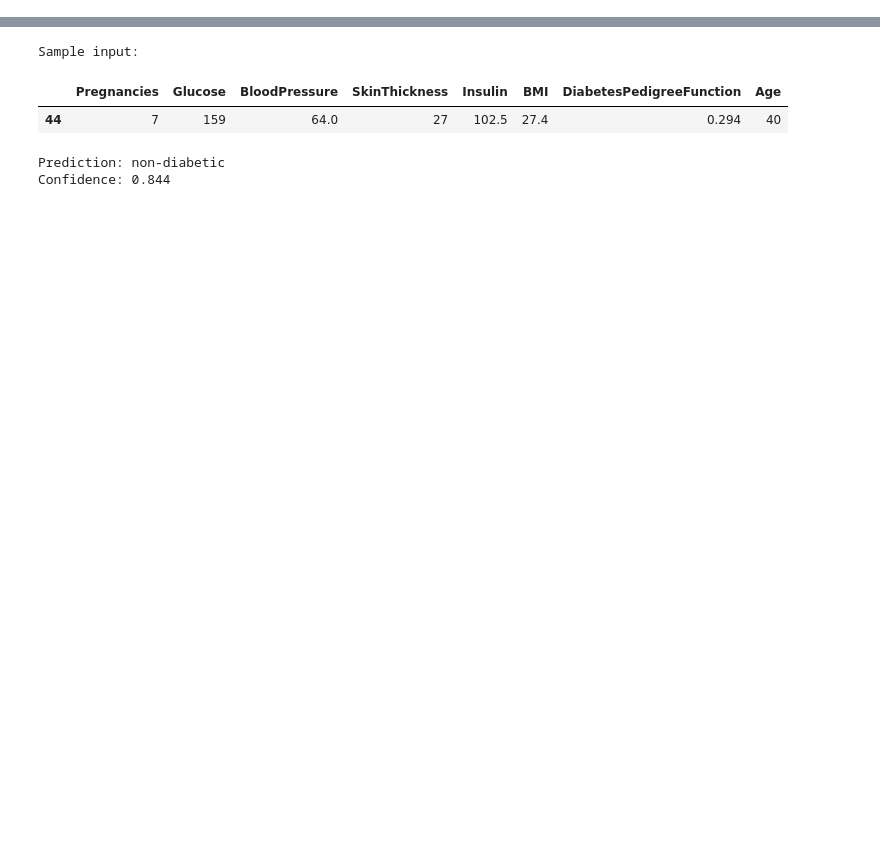
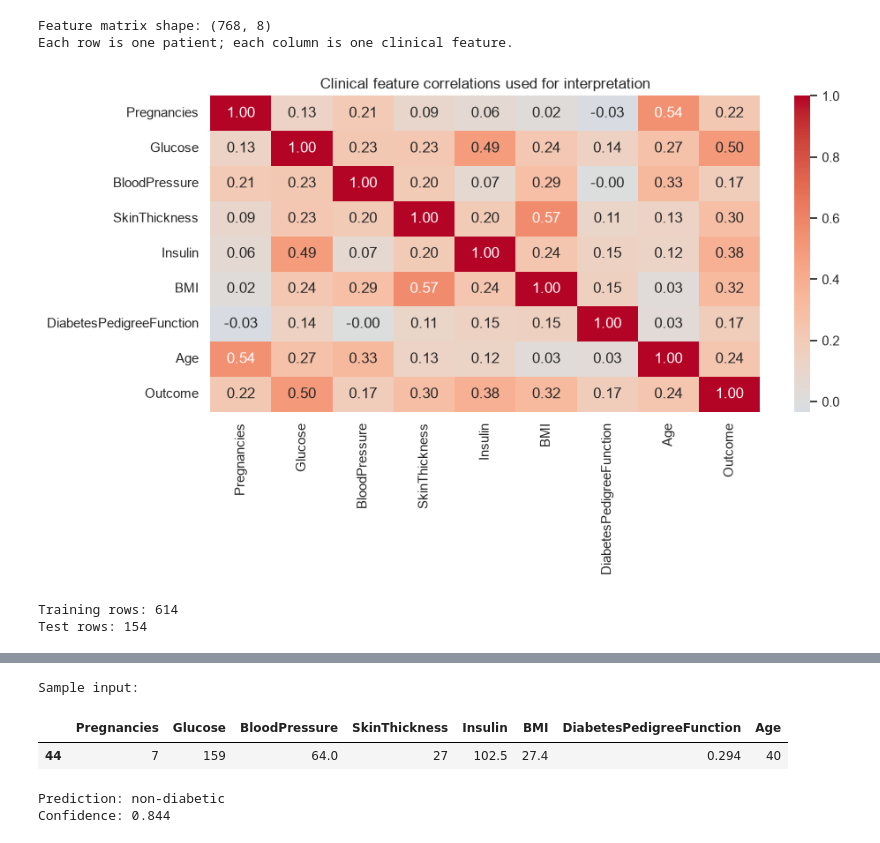
Before and after one commit to EspiMKpi/diabetes, a Jupyter notebook: diabetes_prediction.ipynb, the cells around one changed output, grey strips where cells are left out. Drawn from its saved outputs; the diff is of its cells as text; code cells hidden in the pictures; blank space fills up the shorter version.

```diff
--- a/diabetes_prediction.ipynb
+++ b/diabetes_prediction.ipynb
@@ -94,0 +105,32 @@ The diabetes dataset contains 768 observations and 8 input features. The target
+# %%
+diabetes_model = diabetes.drop_duplicates().copy()
+diabetes_model[zero_as_missing] = diabetes_model[zero_as_missing].replace(0, np.nan)
+X_diabetes = diabetes_model[DIABETES_FEATURES]
+y_diabetes = diabetes_model[DIABETES_TARGET]
+print('Feature matrix shape:', X_diabetes.shape)
+print('Each row is one patient; each column is one clinical feature.')
+
+plt.figure(figsize=(10, 6))
+sns.heatmap(diabetes_model[DIABETES_FEATURES + [DIABETES_TARGET]].corr(), annot=True, fmt='.2f', cmap='coolwarm', center=0)
+plt.title('Clinical feature correlations used for interpretation')
+plt.tight_layout()
+plt.show()
+# %% [output]
+Feature matrix shape: (768, 8)
+Each row is one patient; each column is one clinical feature.
+[figure, added]
+# %%
+# Keep the test set untouched until final evaluation.
+X_diabetes_train, X_diabetes_test, y_diabetes_train, y_diabetes_test = train_test_split(
+    X_diabetes, y_diabetes, test_size=0.20, stratify=y_diabetes, random_state=RANDOM_STATE
+)
+
+diabetes_preprocessor = Pipeline([
+    ('imputer', SimpleImputer(strategy='median')),
+    ('scaler', StandardScaler()),
+])
+print('Training rows:', X_diabetes_train.shape[0])
+print('Test rows:', X_diabetes_test.shape[0])
+# %% [output]
+Training rows: 614
+Test rows: 154
```
Also changed, not shown: parts of 23 cells of this notebook, 3 other files.
